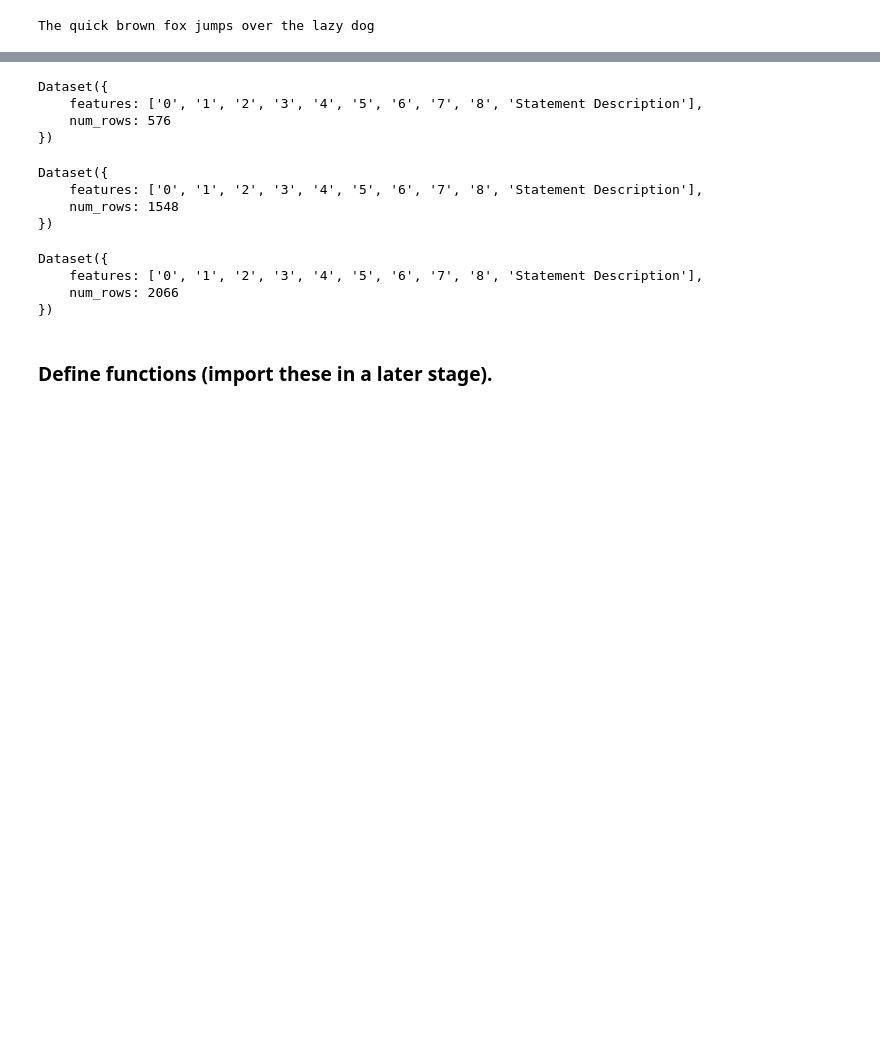
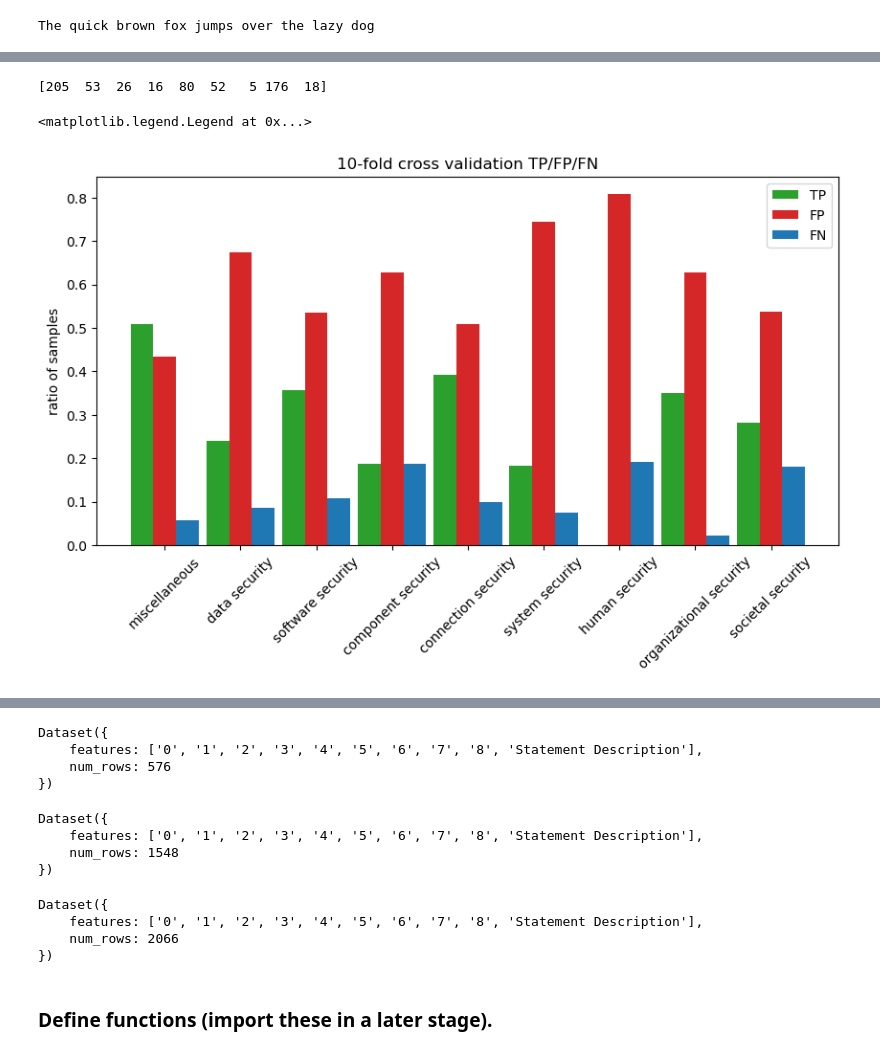
Before and after one commit to arthurnijdam/LLMedu, a Jupyter notebook: train_BERT.ipynb, the cells around one changed output, grey strips where cells are left out. Drawn from its saved outputs; the diff is of its cells as text; code cells hidden in the pictures; blank space fills up the shorter version.

```diff
--- a/train_BERT.ipynb
+++ b/train_BERT.ipynb
@@ -397,0 +896,27 @@ Dataset({
+# %%
+# same but normalized
+dataset = copy.deepcopy(trans.data)
+non_oh = np.concatenate([list(np.where(np.array(row)==1.)[0]) for row in dataset['labels']], axis=0)
+counts, bins = np.histogram(non_oh, bins=[0,1,2,3,4,5,6,7,8,9])
+counts = np.bincount(non_oh)
+print(counts)
+
+x_labels = ["miscellaneous", "data security", "software security", "component security", "connection security",
+            "system security", "human security",  "organizational security","societal security"]
+x = np.arange(len(x_labels))
+
+width = 0.3
+fig, ax = plt.subplots(figsize=(10,5))
+
+ax.bar(x-width, TP/(TP+FP+FN), width,label='TP', color='tab:green')
+ax.bar(x, FP/(TP+FP+FN), width, label= 'FP', color='tab:red')
+ax.bar(x + width, FN/(TP+FP+FN), width, label='FN', color='tab:blue')
+ax.set_xticks(x)
+ax.set_xticklabels(x_labels, rotation=45)
+ax.set_ylabel('ratio of samples')
+ax.set_title('10-fold cross validation TP/FP/FN')
+ax.legend()
+# %% [output]
+[205  53  26  16  80  52   5 176  18]
+<matplotlib.legend.Legend at 0x...>
+[figure, added]
```
Also changed, not shown: parts of 36 cells of this notebook, 6 other files.
